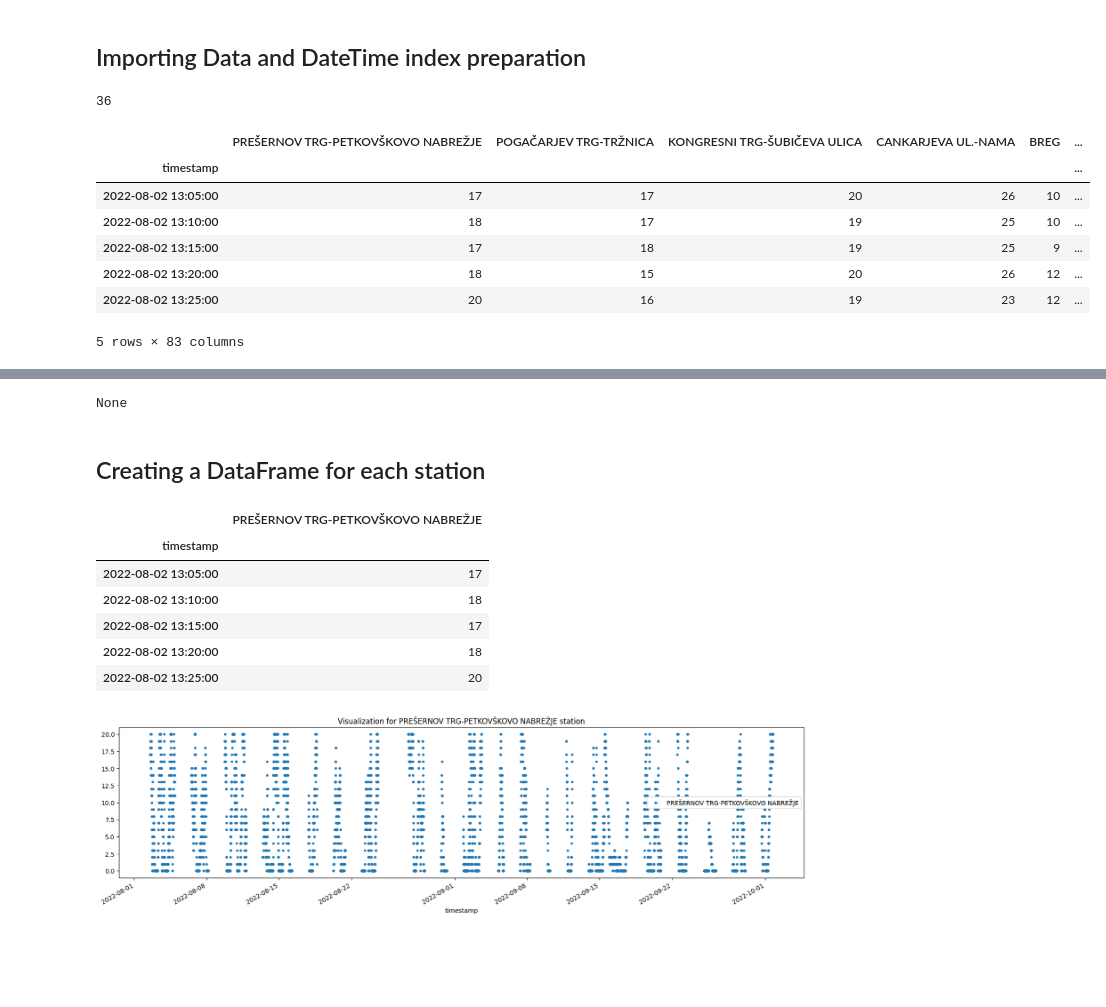
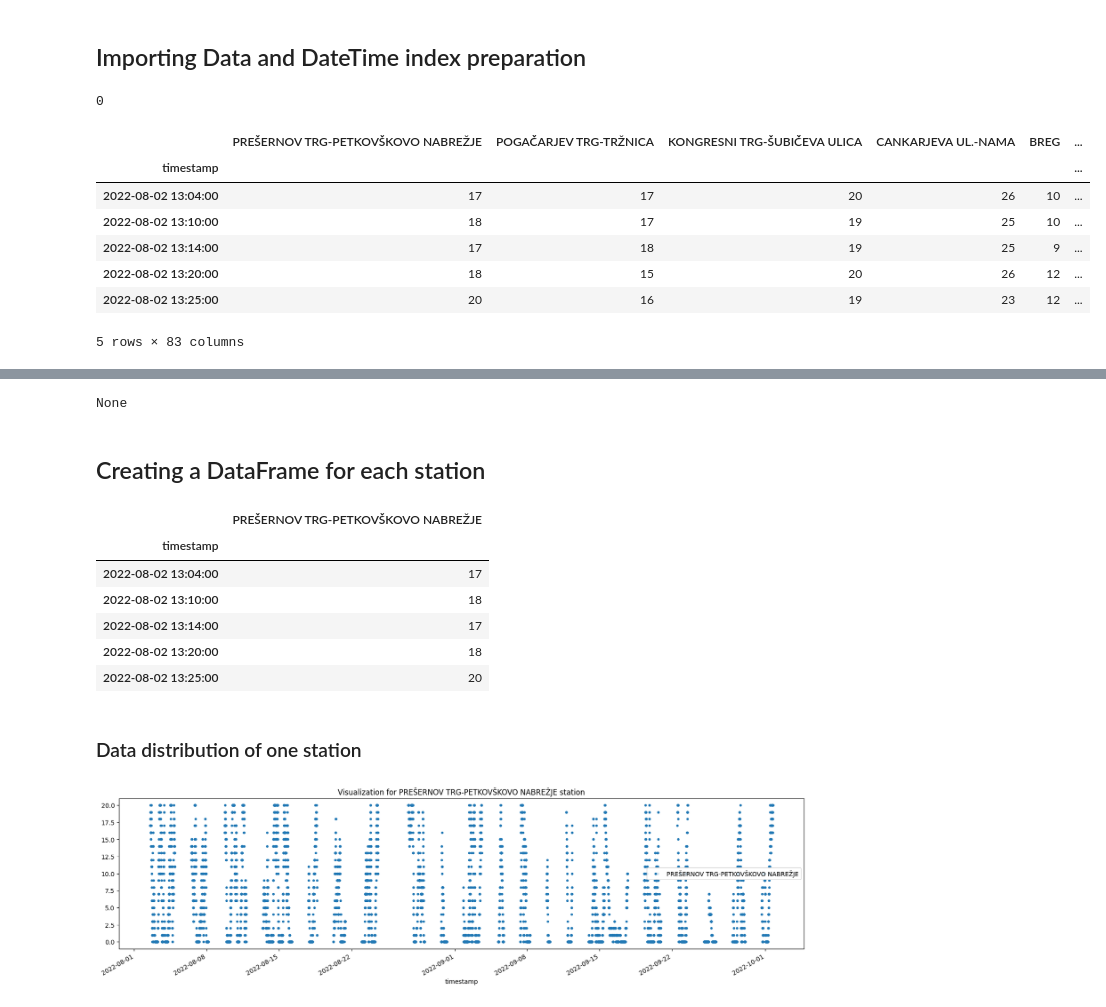
Before and after one commit to ZanMervic/bicikelj_machine_learning_project, a Jupyter notebook: bicikelj_LSTM.ipynb, the cells around one changed output, grey strips where cells are left out. Saved outputs shown, nothing was run; the diff lists cells and outputs as text; code cells hidden in the pictures; blank space fills up the shorter version.

```diff
--- a/bicikelj_LSTM.ipynb
+++ b/bicikelj_LSTM.ipynb
@@ -13,26 +13,21 @@ from keras.layers import Dense, LSTM, Dropout
 ## Importing Data and DateTime index preparation
 # %%
 df = pd.read_csv("data/bicikelj_train.csv")
+# Convert the "timespamp" colum to a datetime object and set it as the index
 df = df.set_index("timestamp")
 df.index = pd.to_datetime(df.index)
 
-# Round the index to the nearest 5 minuter interval ignoring seconds
-df.index = df.index.round("5min")
-# Where there are duplicate indexes subtract 5 minutes from the first instance
-df.index = df.index.where(~df.index.duplicated(keep="first"), df.index - pd.Timedelta(minutes=5))
-
 # Count the number of duplicate index values
 display(df.index.duplicated().sum())
-
 display(df.head())
 display(df.info())
 # %% [output]
-36
+0
 |  | PREŠERNOV TRG-PETKOVŠKOVO NABREŽJE | POGAČARJEV TRG-TRŽNICA | KONGRESNI TRG-ŠUBIČEVA ULICA | CANKARJEVA UL.-NAMA | BREG | ... |
 | timestamp |  |  |  |  |  | ... |
-| 2022-08-02 13:05:00 | 17 | 17 | 20 | 26 | 10 | ... |
+| 2022-08-02 13:04:00 | 17 | 17 | 20 | 26 | 10 | ... |
 | 2022-08-02 13:10:00 | 18 | 17 | 19 | 25 | 10 | ... |
-| 2022-08-02 13:15:00 | 17 | 18 | 19 | 25 | 9 | ... |
+| 2022-08-02 13:14:00 | 17 | 18 | 19 | 25 | 9 | ... |
 | 2022-08-02 13:20:00 | 18 | 15 | 20 | 26 | 12 | ... |
 | 2022-08-02 13:25:00 | 20 | 16 | 19 | 23 | 12 | ... |
 5 rows × 83 columns
@@ -63,11 +58,13 @@ df_list[0].head()
 # %% [output]
 |  | PREŠERNOV TRG-PETKOVŠKOVO NABREŽJE |
 | timestamp |  |
-| 2022-08-02 13:05:00 | 17 |
+| 2022-08-02 13:04:00 | 17 |
 | 2022-08-02 13:10:00 | 18 |
-| 2022-08-02 13:15:00 | 17 |
+| 2022-08-02 13:14:00 | 17 |
 | 2022-08-02 13:20:00 | 18 |
 | 2022-08-02 13:25:00 | 20 |
+# %% [markdown]
+### Data distribution of one station
 # %%
 ig, ax = plt.subplots(figsize=(20, 5))
 df_list[0].plot(ax=ax, label='Training Set', title=f"Visualization for {df_list[0].columns[0]} station", style=".")
```
Also changed, not shown: parts of 28 cells of this notebook, 1 other file.
